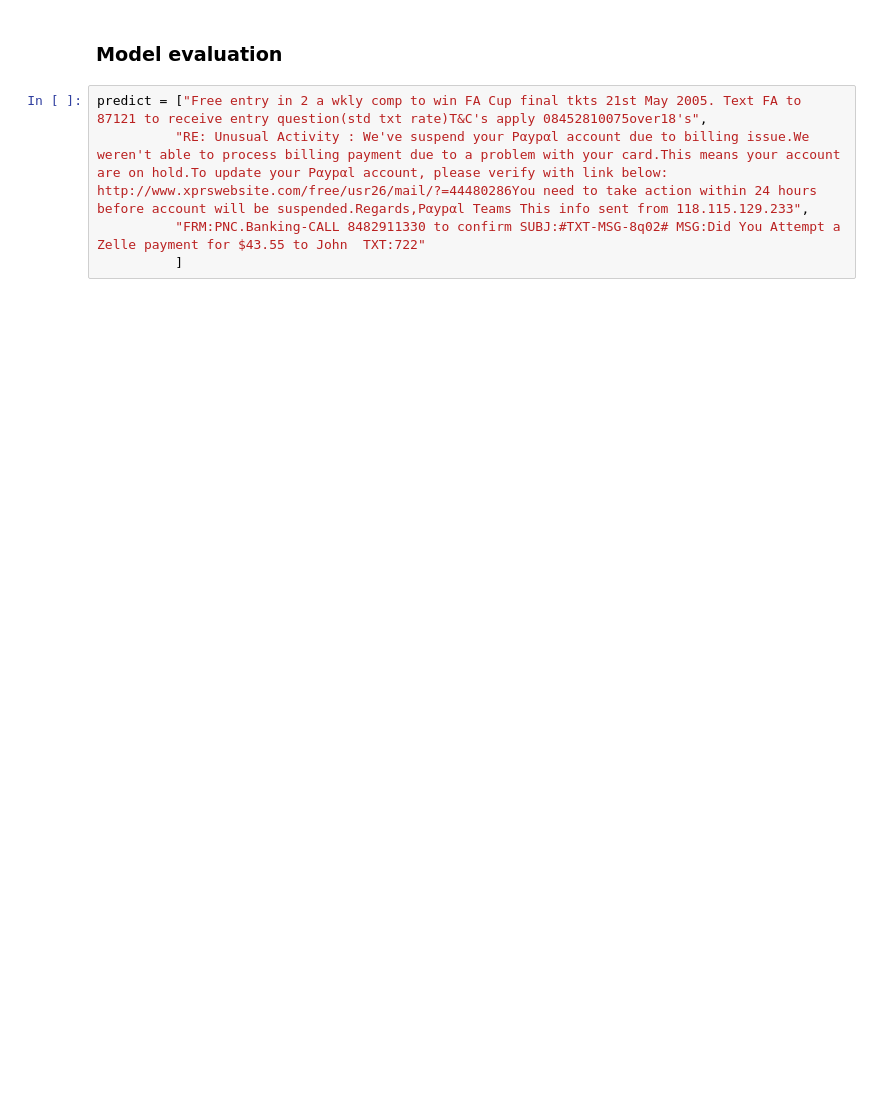
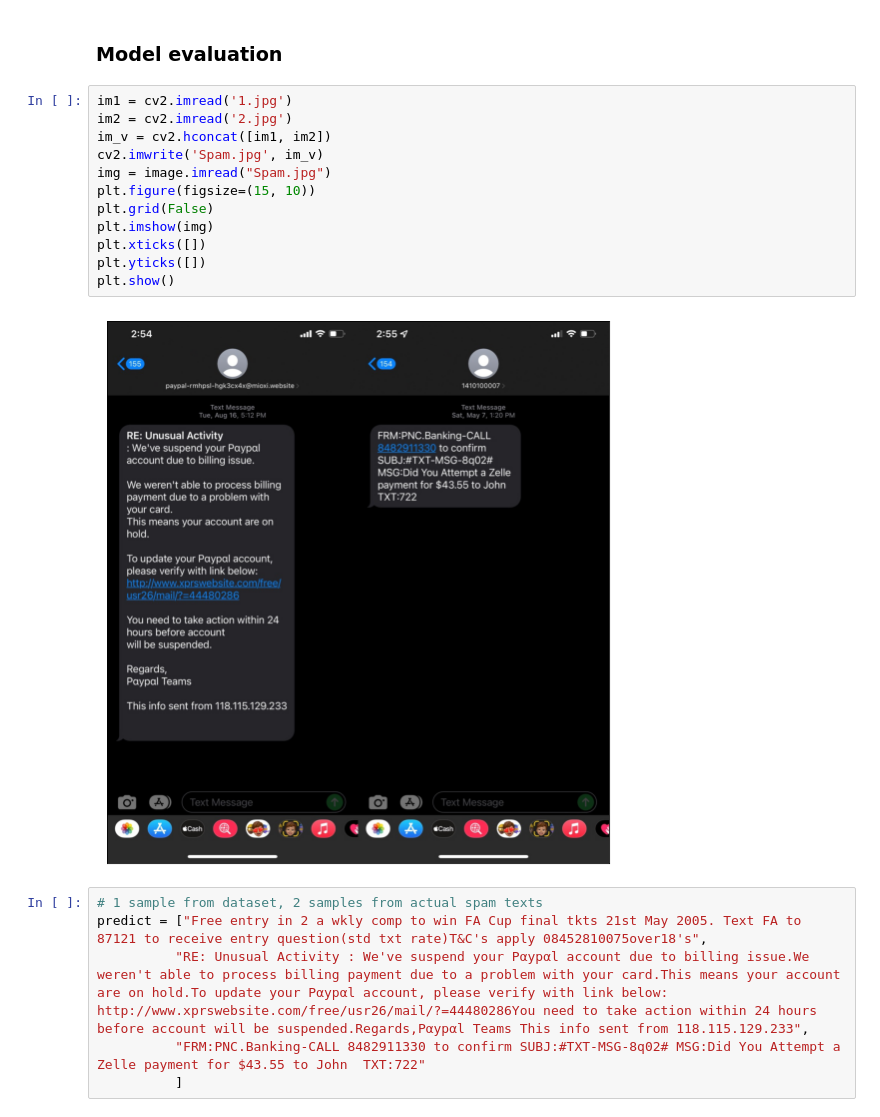
Before and after one commit to elee0531/Spam-text-classiciation, a Jupyter notebook: Spam Text Classification using NLP.ipynb, the cells around one changed output. Saved outputs shown, nothing was run; the diff lists cells and outputs as text; blank space fills up the shorter version.

```diff
--- a/Spam Text Classification using NLP.ipynb
+++ b/Spam Text Classification using NLP.ipynb
@@ -389,6 +390,21 @@ cm_df
 # %% [markdown]
 ### Model evaluation
+# %%
+im1 = cv2.imread('1.jpg')
+im2 = cv2.imread('2.jpg')
+im_v = cv2.hconcat([im1, im2])
+cv2.imwrite('Spam.jpg', im_v)
+img = image.imread("Spam.jpg")
+plt.figure(figsize=(15, 10))
+plt.grid(False)
+plt.imshow(img)
+plt.xticks([])
+plt.yticks([])
+plt.show()
+# %% [output]
+[figure, added]
 # %%
+# 1 sample from dataset, 2 samples from actual spam texts
 predict = ["Free entry in 2 a wkly comp to win FA Cup final tkts 21st May 2005. Text FA to 87121 to receive entry question(std txt rate)T&C's apply 08452810075over18's",
           "RE: Unusual Activity : We've suspend your Pαypαl accοunt due to billing issue.We weren't able to process billing payment due to a problem with your card.This means your account are on hold.To update your Pαypαl account, please verify with link below: http://www.xprswebsite.com/free/usr26/mail/?=44480286You need to take action within 24 hours before account will be suspended.Regards,Pαypαl Teams This info sent from 118.115.129.233",
           "FRM:PNC.Banking-CALL 8482911330 to confirm SUBJ:#TXT-MSG-8q02# MSG:Did You Attempt a Zelle payment for $43.55 to John  TXT:722"
```
Also changed, not shown: parts of 33 cells of this notebook.
